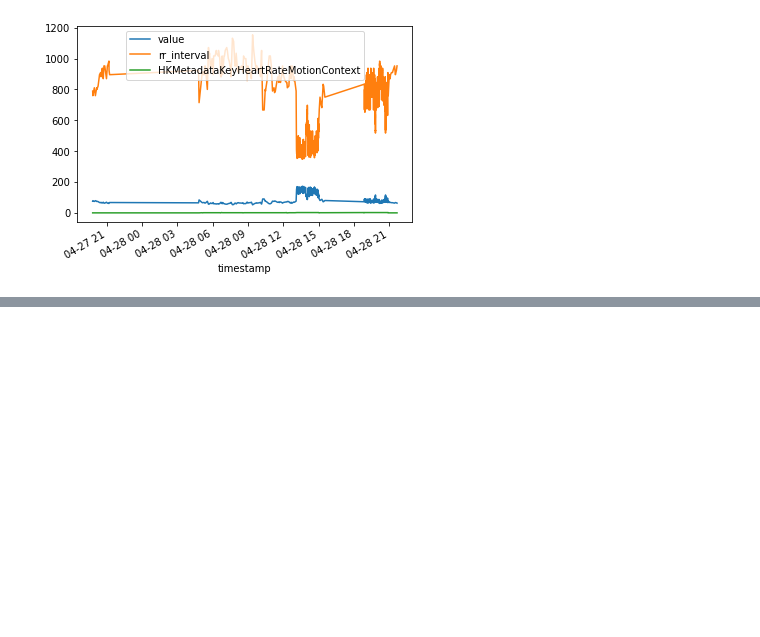
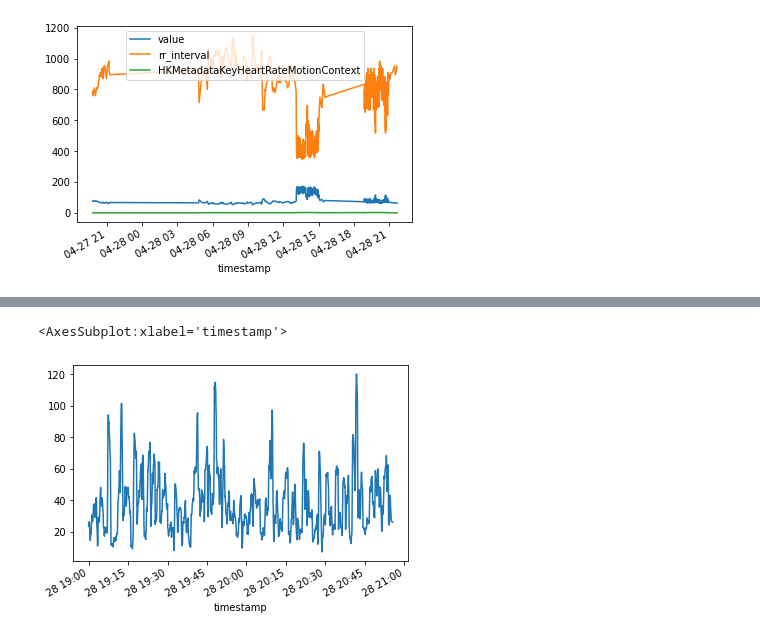
Before and after one commit to dakonr/jupyter-demonotebooks, a Jupyter notebook: statistics/heartrate/heartrate.ipynb, the cells around one changed output, grey strips where cells are left out. Saved outputs shown, nothing was run; the diff lists cells and outputs as text; code cells hidden in the pictures; blank space fills up the shorter version.

```diff
--- a/statistics/heartrate/heartrate.ipynb
+++ b/statistics/heartrate/heartrate.ipynb
@@ -123,3 +123,5 @@ df.plot.line()
 sdnn = []
 for row in df.itertuples():
     sdnn.append(df[row.Index - pd.to_timedelta("1 min") : row.Index]["rr_interval"].std())
+# %%
+df.insert(5, "sdnn", sdnn)
@@ -125,0 +145,5 @@ for row in df.itertuples():
+# %%
+df[pd.to_datetime("2022-04-28 19:00:00+00:00") : pd.to_datetime("2022-04-28 21:00:00+00:00")]["sdnn"].plot.line()
+# %% [output]
+<AxesSubplot:xlabel='timestamp'>
+[figure, added]
```
Also changed, not shown: parts of 3 cells of this notebook.
